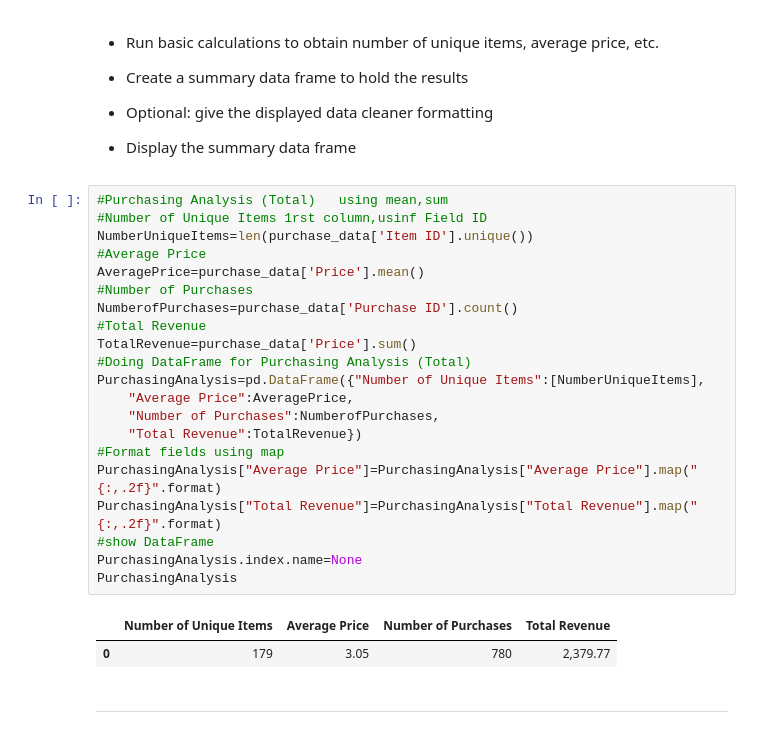
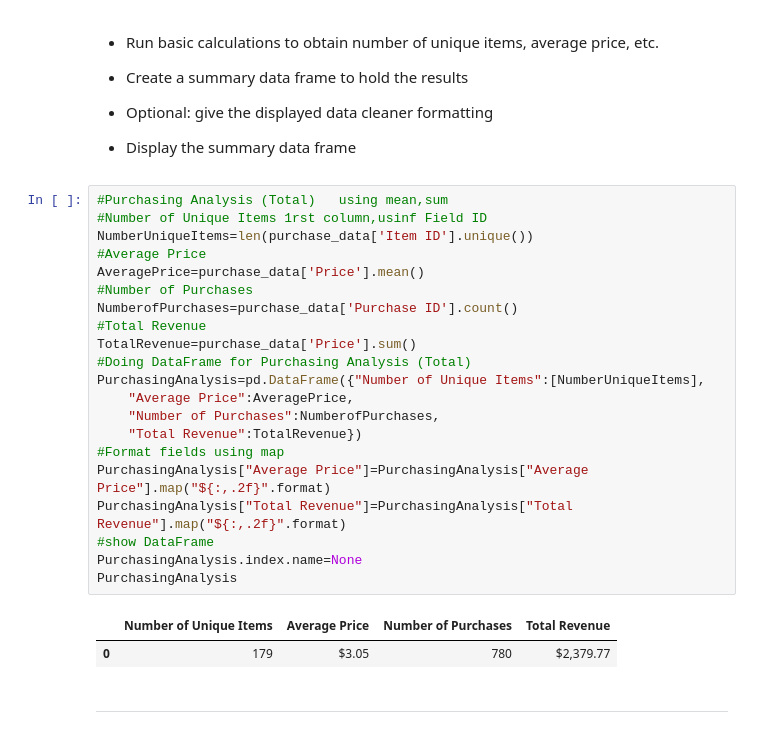
Before and after one commit to luciernaguz/pandas-challenge, a Jupyter notebook: HeroesOfPymoli/HeroesOfPymoli_starter.ipynb, the cells around one changed output. Cells and saved outputs as stored; diff of their text form.

```diff
--- a/HeroesOfPymoli/HeroesOfPymoli_starter.ipynb
+++ b/HeroesOfPymoli/HeroesOfPymoli_starter.ipynb
@@ -49,27 +49,27 @@ PlayerCount
 # %%
 #Purchasing Analysis (Total)   using mean,sum
 #Number of Unique Items 1rst column,usinf Field ID
 NumberUniqueItems=len(purchase_data['Item ID'].unique())
 #Average Price
 AveragePrice=purchase_data['Price'].mean()
 #Number of Purchases
 NumberofPurchases=purchase_data['Purchase ID'].count()
 #Total Revenue
 TotalRevenue=purchase_data['Price'].sum()
 #Doing DataFrame for Purchasing Analysis (Total)
 PurchasingAnalysis=pd.DataFrame({"Number of Unique Items":[NumberUniqueItems],
     "Average Price":AveragePrice,
     "Number of Purchases":NumberofPurchases,
     "Total Revenue":TotalRevenue})
 #Format fields using map
-PurchasingAnalysis["Average Price"]=PurchasingAnalysis["Average Price"].map("{:,.2f}".format)
-PurchasingAnalysis["Total Revenue"]=PurchasingAnalysis["Total Revenue"].map("{:,.2f}".format)
+PurchasingAnalysis["Average Price"]=PurchasingAnalysis["Average Price"].map("${:,.2f}".format)
+PurchasingAnalysis["Total Revenue"]=PurchasingAnalysis["Total Revenue"].map("${:,.2f}".format)
 #show DataFrame
 PurchasingAnalysis.index.name=None
 PurchasingAnalysis
 # %% [output]
 |  | Number of Unique Items | Average Price | Number of Purchases | Total Revenue |
-| 0 | 179 | 3.05 | 780 | 2,379.77 |
+| 0 | 179 | $3.05 | 780 | $2,379.77 |
 # %% [markdown]
 *************************************************************************************
 # %% [markdown]
```
Also changed, not shown: parts of 1 cell of this notebook.
